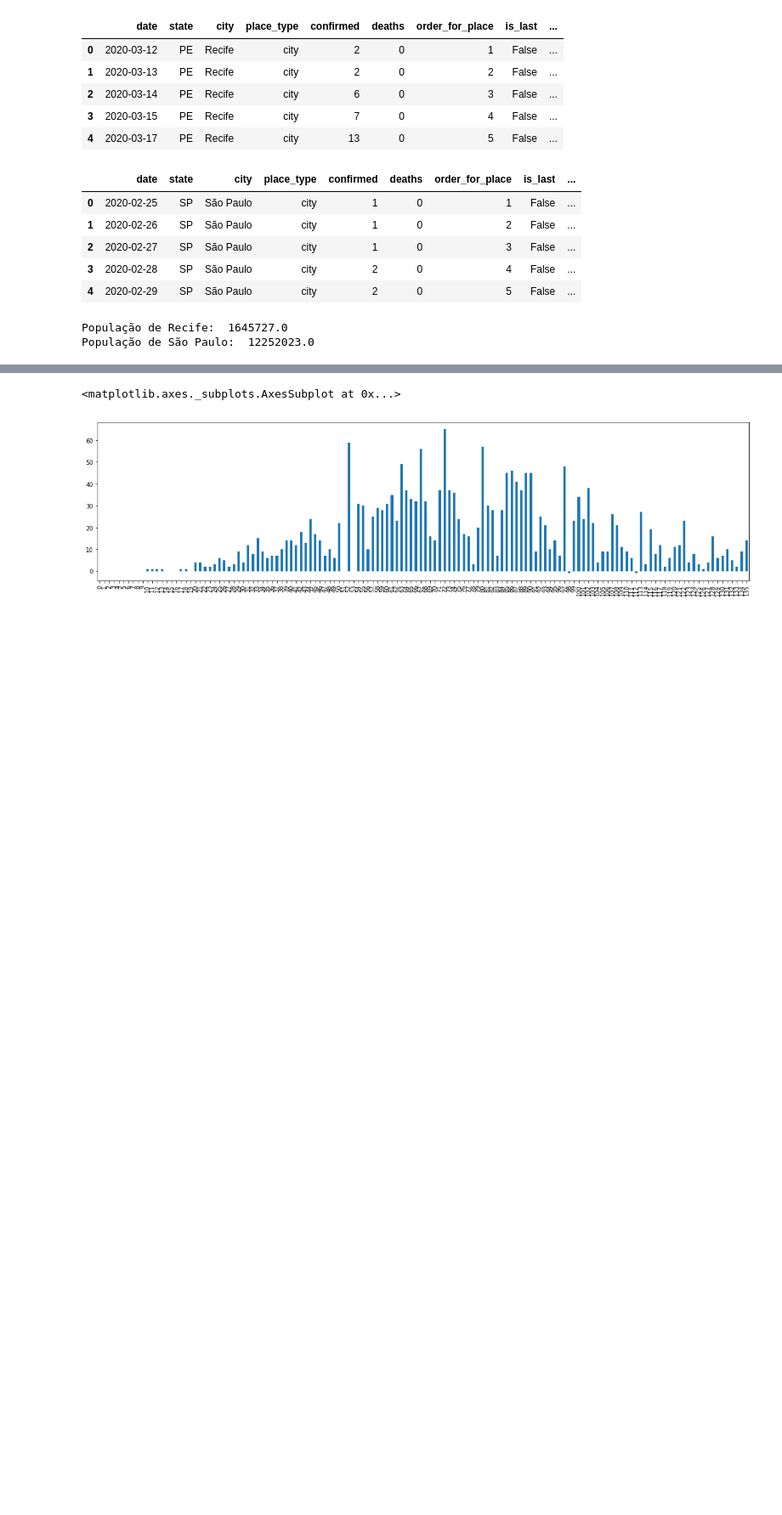
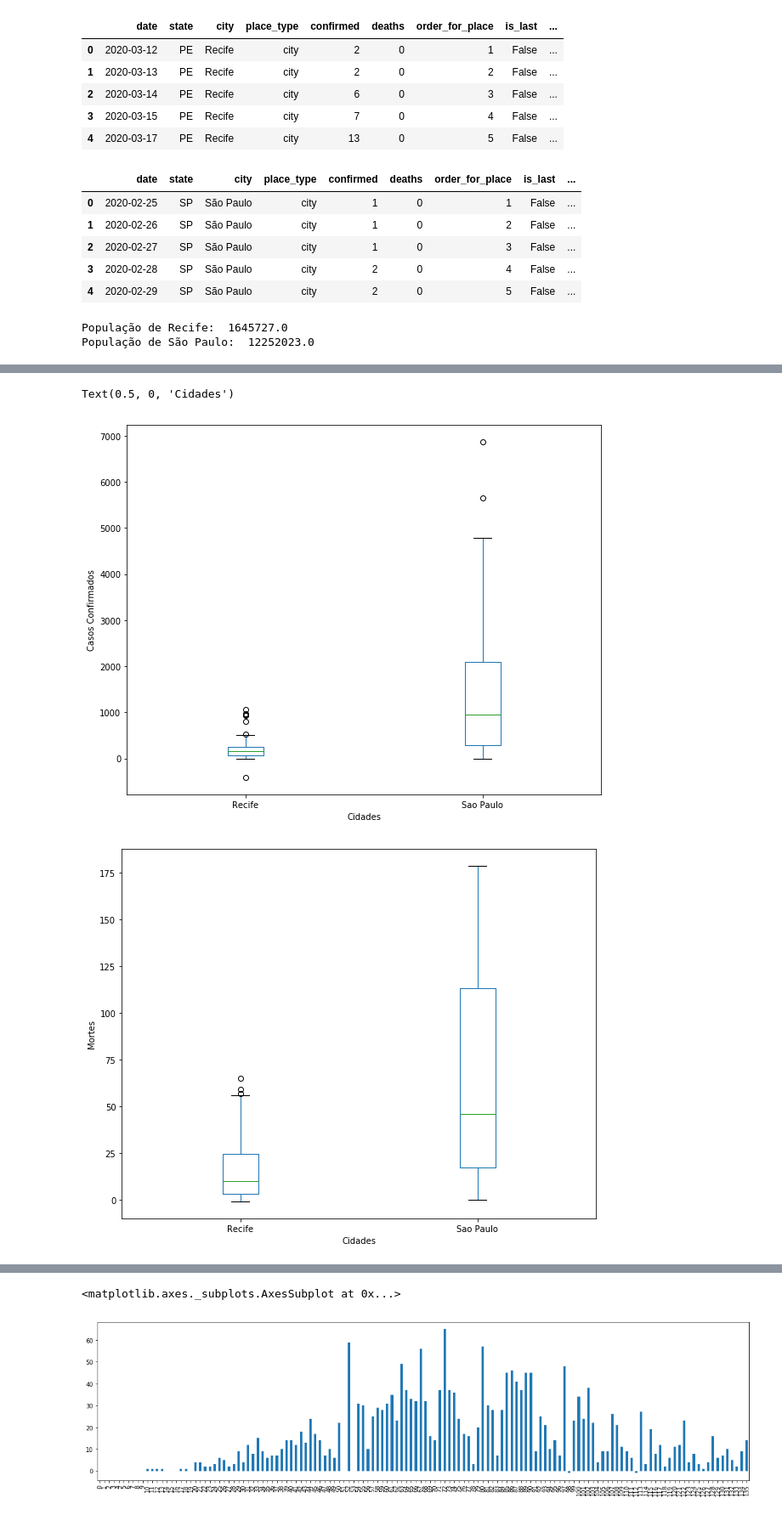
Before and after one commit to mathlimma/data-science-project-1, a Jupyter notebook: covid19.ipynb, the cells around one changed output, grey strips where cells are left out. Shown at 85% size. Saved outputs shown, nothing was run; the diff lists cells and outputs as text; code cells hidden in the pictures; blank space fills up the shorter version.

```diff
--- a/covid19.ipynb
+++ b/covid19.ipynb
@@ -230,0 +234,21 @@ covidSP.tail()
+# %%
+crec_confirmed_per_day = covidRecife.confirmed_per_day[0:-1:1]
+csp_confirmed_per_day = covidSP.confirmed_per_day[0:-1:1]
+plot_confirmed_per_day_box = pd.concat([crec_confirmed_per_day, csp_confirmed_per_day], axis=1, keys=['Recife', 'Sao Paulo'])
+plot_confirmed_per_day_box.plot(kind='box', figsize=[10, 8])
+plt.ylabel('Casos Confirmados')
+plt.xlabel('Cidades')
+
+# a mesma tendencia segue no número de mortes
+
+# comparação entre o número de mortes total em Recife (azul) e São Paulo (laranja)
+crec_deaths_per_day = covidRecife.deaths_per_day[0:-1:1]
+csp_deaths_per_day = covidSP.deaths_per_day[0:-1:1]
+plot_deaths_per_day_box = pd.concat([crec_deaths_per_day, csp_deaths_per_day], axis=1, keys=['Recife', 'Sao Paulo'])
+plot_deaths_per_day_box.plot(kind='box', figsize=[10, 8])
+plt.ylabel('Mortes')
+plt.xlabel('Cidades')
+# %% [output]
+Text(0.5, 0, 'Cidades')
+[figure, added]
+[figure, added]
```
Also changed, not shown: parts of 13 cells of this notebook, 1 other file.
